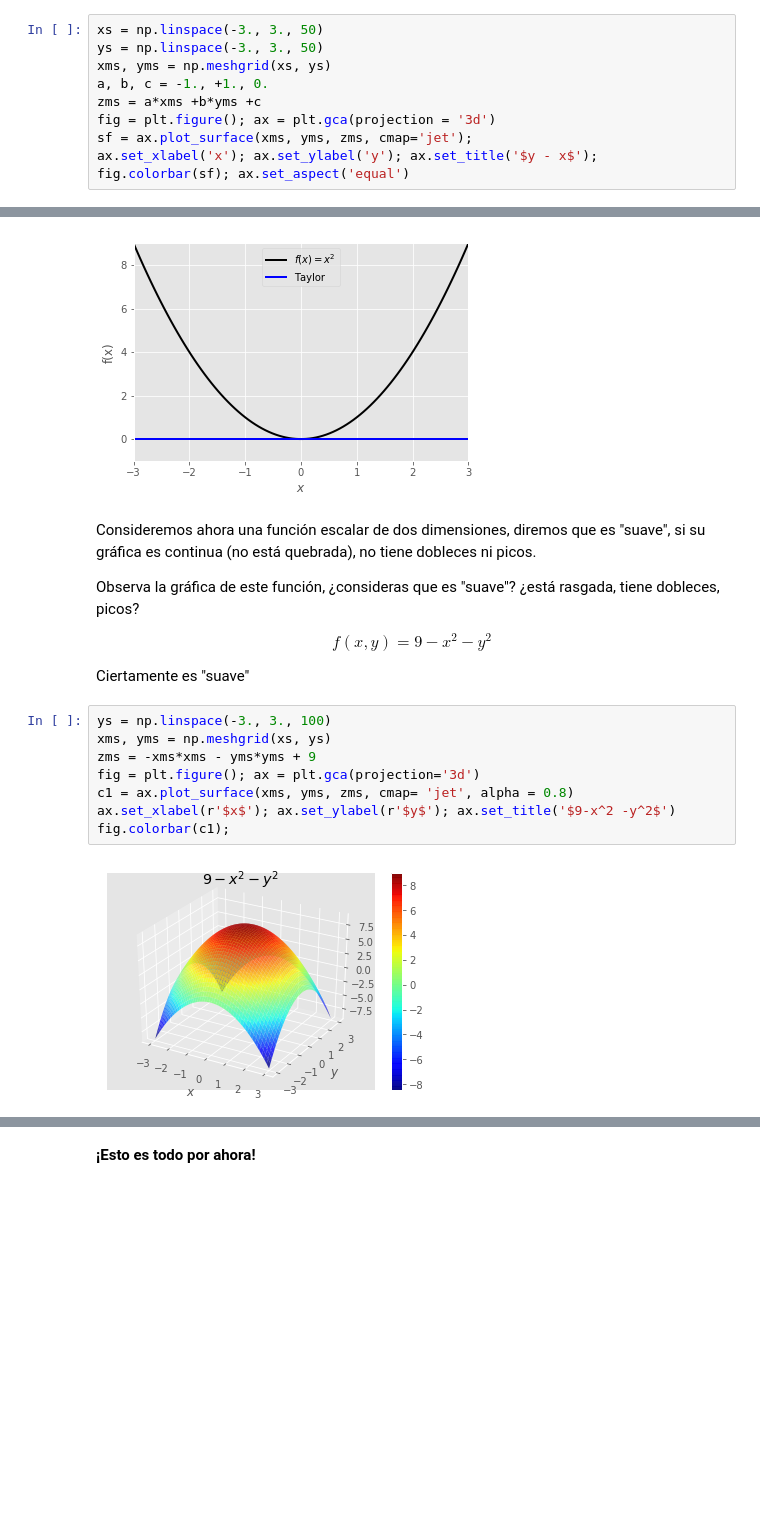
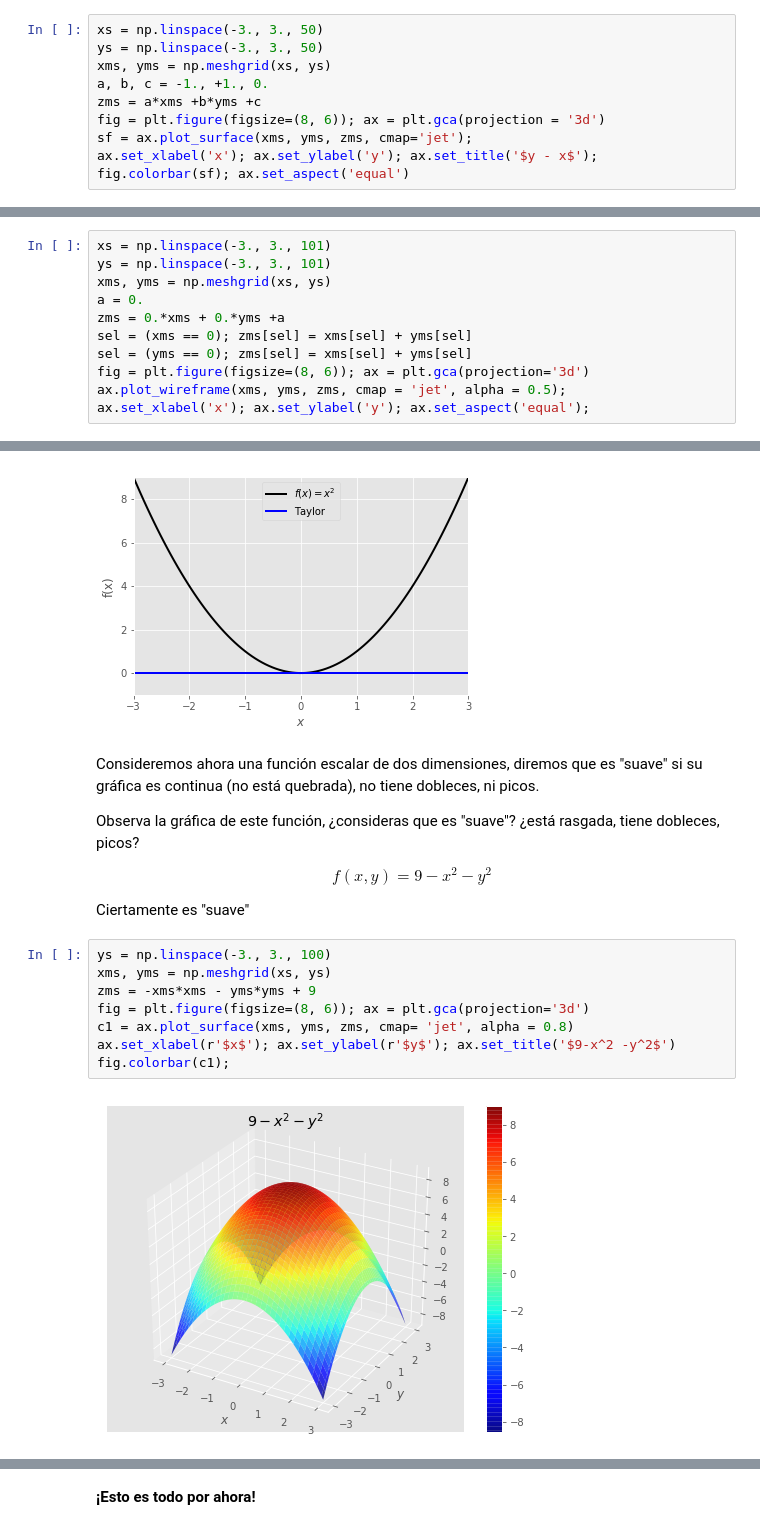
Before and after one commit to jahernando/USC-MMIII, a Jupyter notebook: tderivadas_direccional_diferencial.ipynb, the cells around one changed output, grey strips where cells are left out. Drawn from its saved outputs; the diff is of its cells as text; blank space fills up the shorter version.

```diff
--- a/tderivadas_direccional_diferencial.ipynb
+++ b/tderivadas_direccional_diferencial.ipynb
@@ -67,7 +65,7 @@ ys = np.linspace(-3., 3., 50)
 xms, yms = np.meshgrid(xs, ys)
 a, b, c = -1., +1., 0.
 zms = a*xms +b*yms +c
-fig = plt.figure(); ax = plt.gca(projection = '3d')
+fig = plt.figure(figsize=(8, 6)); ax = plt.gca(projection = '3d')
 sf = ax.plot_surface(xms, yms, zms, cmap='jet');
 ax.set_xlabel('x'); ax.set_ylabel('y'); ax.set_title('$y - x$');
 fig.colorbar(sf); ax.set_aspect('equal')
@@ -237,0 +308,11 @@ En el origen, es continua, tiene derivadas parciales y todas las direccionales,
+# %%
+xs = np.linspace(-3., 3., 101)
+ys = np.linspace(-3., 3., 101)
+xms, yms = np.meshgrid(xs, ys)
+a = 0.
+zms = 0.*xms + 0.*yms +a
+sel = (xms == 0); zms[sel] = xms[sel] + yms[sel]
+sel = (yms == 0); zms[sel] = xms[sel] + yms[sel]
+fig = plt.figure(figsize=(8, 6)); ax = plt.gca(projection='3d')
+ax.plot_wireframe(xms, yms, zms, cmap = 'jet', alpha = 0.5);
+ax.set_xlabel('x'); ax.set_ylabel('y'); ax.set_aspect('equal');
@@ -278,7 +363,7 @@ fun1d_der(x0);
 # %% [output]
 [figure]
 # %% [markdown]
-Consideremos ahora una función escalar de dos dimensiones, diremos que es "suave", si su gráfica es continua (no está quebrada), no tiene dobleces ni picos.
+Consideremos ahora una función escalar de dos dimensiones, diremos que es "suave" si su gráfica es continua (no está quebrada), no tiene dobleces, ni picos.
 
 Observa la gráfica de este función, ¿consideras que es "suave"? ¿está rasgada, tiene dobleces, picos?
 
@@ -290,13 +375,13 @@ Ciertamente es "suave"
 # %%
 ys = np.linspace(-3., 3., 100)
 xms, yms = np.meshgrid(xs, ys)
 zms = -xms*xms - yms*yms + 9
-fig = plt.figure(); ax = plt.gca(projection='3d')
+fig = plt.figure(figsize=(8, 6)); ax = plt.gca(projection='3d')
 c1 = ax.plot_surface(xms, yms, zms, cmap= 'jet', alpha = 0.8)
 ax.set_xlabel(r'$x$'); ax.set_ylabel(r'$y$'); ax.set_title('$9-x^2 -y^2$')
 fig.colorbar(c1);
 # %% [output]
-[figure, old version]
+[figure, new version]
 # %% [markdown]
 Las funciones escalares de dos dimensiones serán diferenciables si podemos hacer su desarrollo de Taylor de primer orden.
 
```
Also changed, not shown: parts of 32 cells of this notebook, 2 other files.
